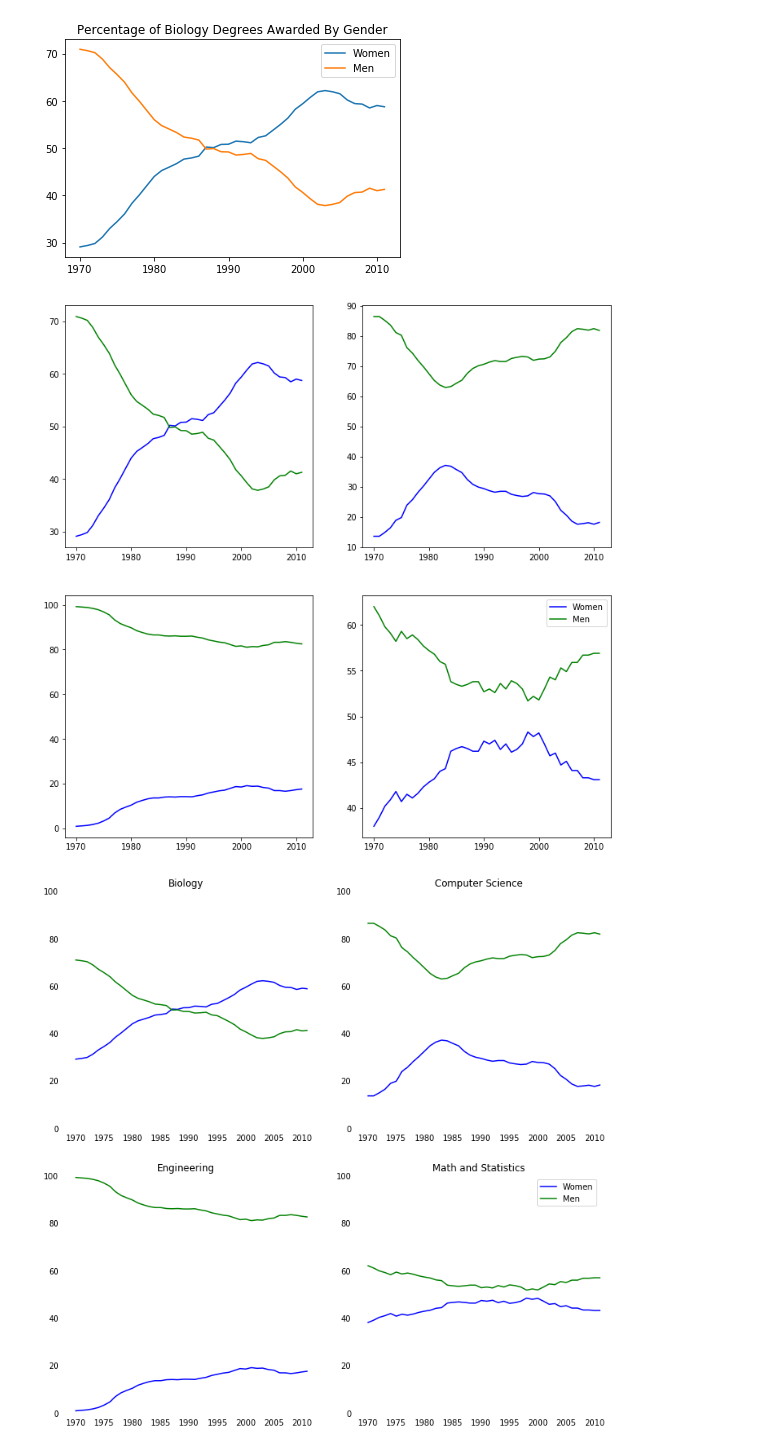
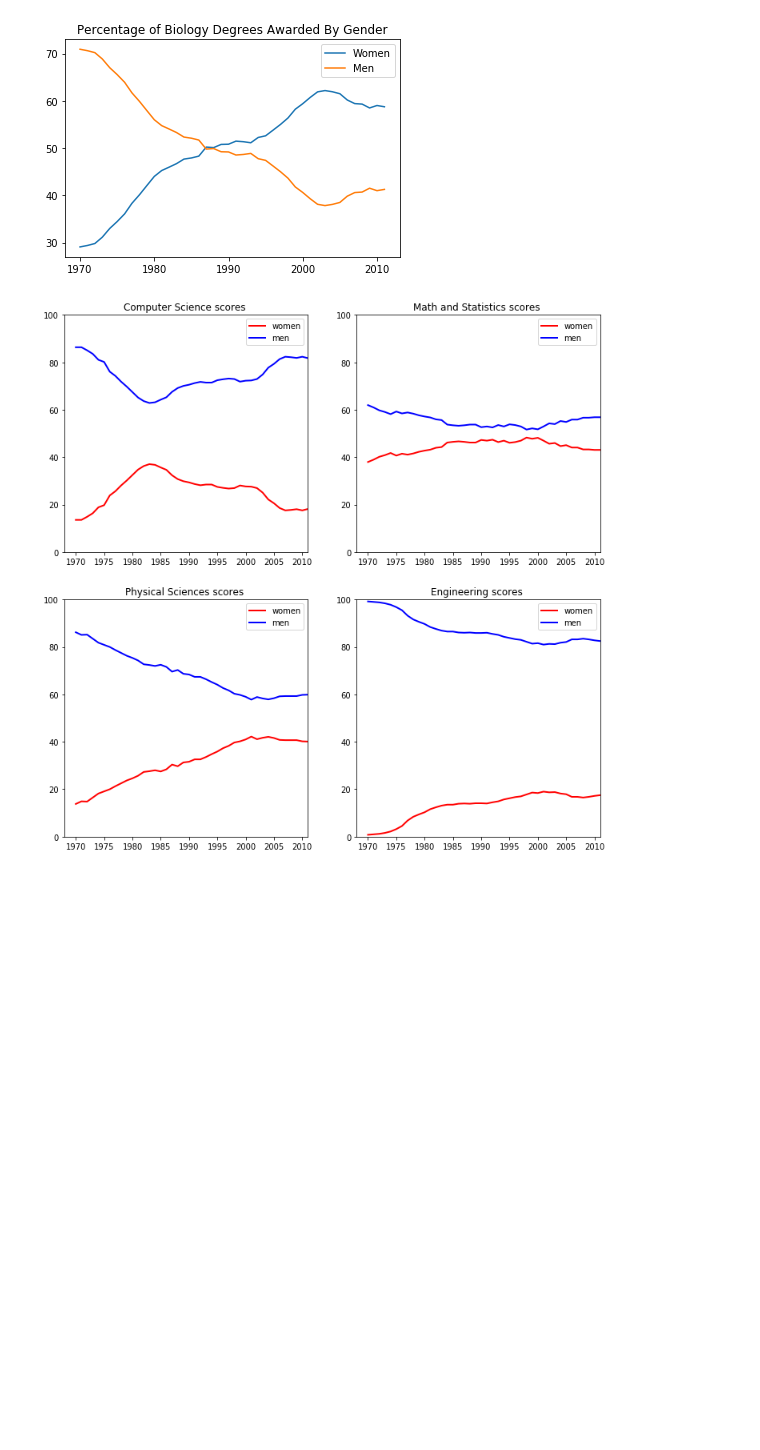
Before and after one commit to JKChang2015/Machine_Learning, a Jupyter notebook: Packages/Matplotlib/matplotlib_example2.ipynb, the cells around one changed output. Cells and saved outputs as stored; diff of their text form; code cells hidden in the pictures; blank space fills up the shorter version.

```diff
--- a/Packages/Matplotlib/matplotlib_example2.ipynb
+++ b/Packages/Matplotlib/matplotlib_example2.ipynb
@@ -2,6 +2,7 @@
 import pandas as pd
 import matplotlib.pyplot as plt
 
+women_degrees = pd.read_csv('percent-bachelors-degrees-women-usa.csv')
 fig, ax = plt.subplots()
 ax.plot(women_degrees['Year'], women_degrees['Biology'], label='Women')
 ax.plot(women_degrees['Year'], 100 - women_degrees['Biology'], label='Men')
@@ -14,36 +15,23 @@ plt.show()
 # %% [output]
 [figure]
 # %%
-major_cats = ['Biology', 'Computer Science', 'Engineering', 'Math and Statistics']
+major_cats = ['Computer Science', 'Math and Statistics', 'Physical Sciences', 'Engineering']
+
 fig = plt.figure(figsize=(12, 12))
 
-for sp in range(0,4):
-    ax = fig.add_subplot(2,2,sp+1)
-    ax.plot(women_degrees['Year'], women_degrees[major_cats[sp]], c='blue', label='Women')
-    ax.plot(women_degrees['Year'], 100-women_degrees[major_cats[sp]], c='green', label='Men')
-    # Add your code here.
+for sp in range(len(major_cats)):
+    ax = fig.add_subplot(2, 2, sp + 1)
+    ax.plot(women_degrees['Year'], women_degrees[major_cats[sp]], c='red', label='women', linewidth=2)
+    ax.plot(women_degrees['Year'], 100 - women_degrees[major_cats[sp]], c='blue', label='men', linewidth=2)
 
-# Calling pyplot.legend() here will add the legend to the last subplot that was created.
-plt.legend(loc='upper right')
+    # for key, spine in ax.spines.items():
+    #     spine.set_visible(False)
+
+    ax.set_xlim(1968, 2011)
+    ax.set_ylim(0, 100)
+    ax.set_title('%s scores ' % (major_cats[sp]))
+    ax.legend()
+
 plt.show()
-
-major_cats = ['Biology', 'Computer Science', 'Engineering', 'Math and Statistics']
-fig = plt.figure(figsize=(12, 12))
-
-for sp in range(0,4):
-    ax = fig.add_subplot(2,2,sp+1)
-    ax.plot(women_degrees['Year'], women_degrees[major_cats[sp]], c='blue', label='Women')
-    ax.plot(women_degrees['Year'], 100-women_degrees[major_cats[sp]], c='green', label='Men')
-    for key,spine in ax.spines.items():
-        spine.set_visible(False)
-    ax.set_xlim(1968, 2011)
-    ax.set_ylim(0,100)
-    ax.set_title(major_cats[sp])
-    ax.tick_params(bottom="off", top="off", left="off", right="off")
-
-# Calling pyplot.legend() here will add the legend to the last subplot that was created.
-plt.legend(loc='upper right')
-plt.show()
 # %% [output]
-[figure, old version]
+[figure, new version]
-[figure, removed]
```
Also changed, not shown: parts of 1 cell of this notebook, 4 other files.
